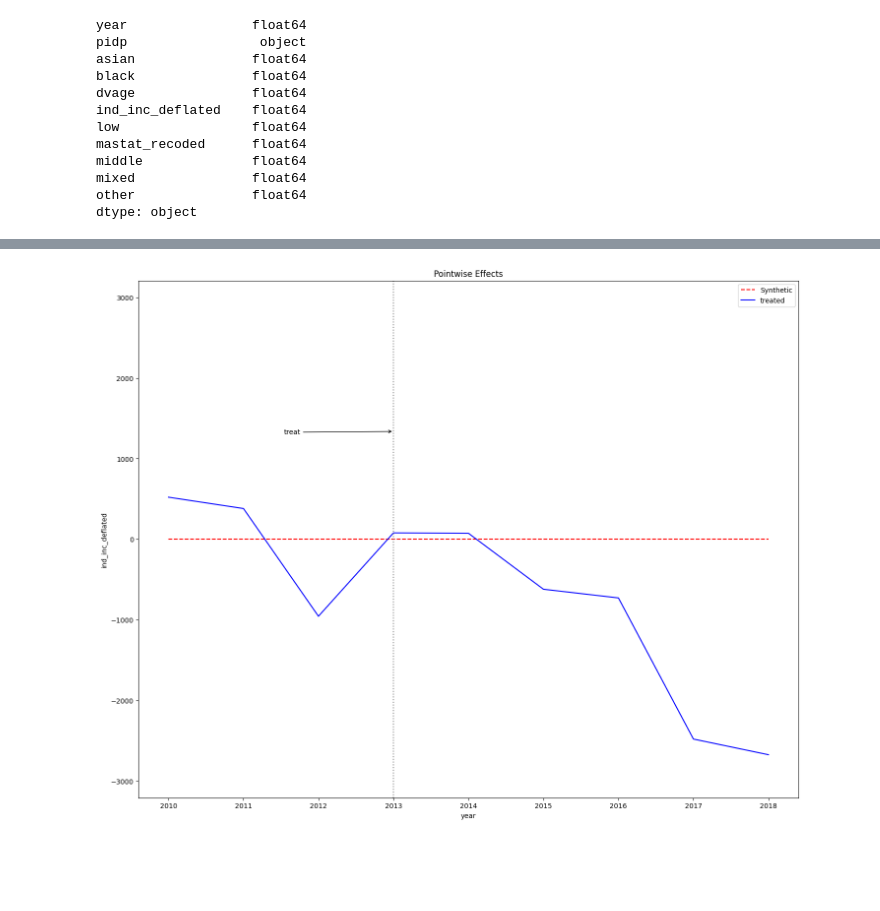
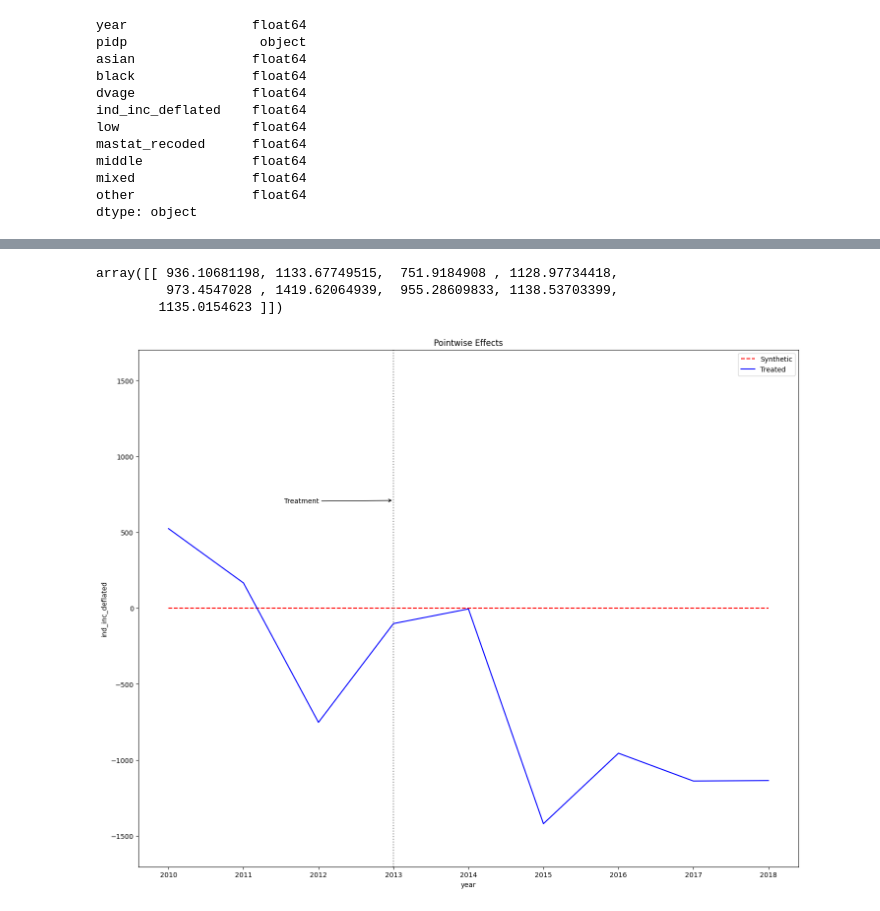
Before and after one commit to centre-for-care/costofcare, a Jupyter notebook: convex_sc.ipynb, the cells around one changed output, grey strips where cells are left out. Saved outputs shown, nothing was run; the diff lists cells and outputs as text; code cells hidden in the pictures; blank space fills up the shorter version.

```diff
--- a/convex_sc.ipynb
+++ b/convex_sc.ipynb
@@ -32,10 +35,10 @@ t_u = df[df.pidp==treated_unit].copy()
 # %%
 c_u = df[df.pidp!=treated_unit].copy()
 # %%
-selection = random.sample(c_u.pidp.unique().tolist(), 500)
+selection = random.sample(c_u.pidp.unique().tolist(), 100)
 # %%
 sample = df[df.pidp.isin(selection)]
 data = pd.concat([sample,t_u], axis=0)
 # %%
-sc = Synth(dataset=df, outcome_var=outcome_var, id_var=id_var, time_var=time_var, treatment_period=treated_period, treated_unit=treated_unit)
+sc = Synth(dataset=data, outcome_var=outcome_var, id_var=id_var, time_var=time_var, treatment_period=treated_period, treated_unit=treated_unit)
 # %% [output]
@@ -74,5 +87,11 @@ At iterate    0    f=  4.77500D+06    |proj g|=  9.97569D-01
+# %%
+sc.original_data.synth_outcome
+# %% [output]
+array([[ 936.10681198, 1133.67749515,  751.9184908 , 1128.97734418,
+         973.4547028 , 1419.62064939,  955.28609833, 1138.53703399,
+        1135.0154623 ]])
 # %%
-sc.plot(["pointwise"], treated_label="treated",
-            synth_label="Synthetic", treatment_label="treat")
+sc.plot(["pointwise"], treated_label="Treated",
+            synth_label="Synthetic", treatment_label="Treatment")
 # %% [output]
-[figure, old version]
+[figure, new version]
```
Also changed, not shown: parts of 20 cells of this notebook, 2 other files.
